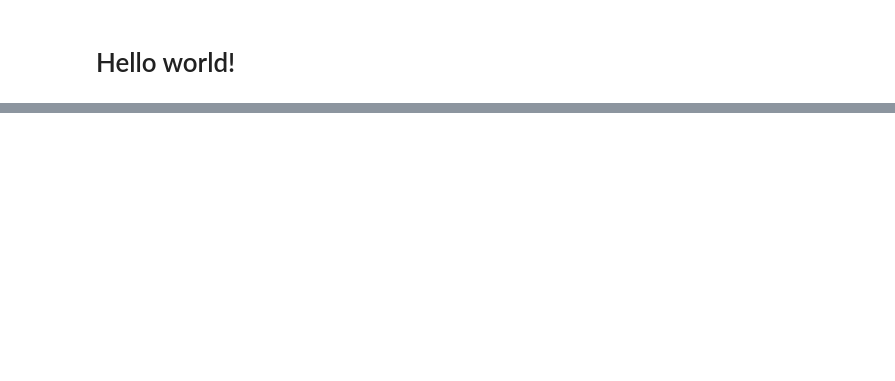
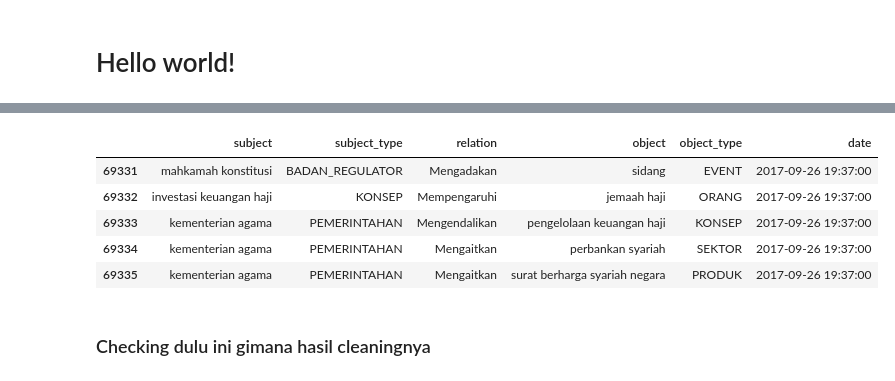
Before and after one commit to yaffawijaya/IndovestDKG-Codebase, a Jupyter notebook: data/preparation/notebooks/cleaning.ipynb, the cells around one changed output, grey strips where cells are left out. Cells and saved outputs as stored; diff of their text form; code cells hidden in the pictures; blank space fills up the shorter version.

```diff
--- a/data/preparation/notebooks/cleaning.ipynb
+++ b/data/preparation/notebooks/cleaning.ipynb
@@ -16,0 +1303,3 @@ force_drop = pd.read_csv(r"raw/IndovestDKG_FORCEDROP.csv")
+# %%
+df = pd.read_csv(r"raw/IndovestDKG_FULL.csv")
+df.head()
@@ -16,0 +1313,10 @@ force_drop = pd.read_csv(r"raw/IndovestDKG_FORCEDROP.csv")
+# %%
+# After loading your dataset
+inspector = PreprocessingInspector(df)
+inspection_results = inspector.run_full_inspection()
+
+# Access specific results
+entity_issues = inspector.inspection_results['entity_inconsistencies']
+object_issues = inspector.inspection_results['object_quality']
+relation_issues = inspector.inspection_results['relation_inconsistencies']
+recommendations = inspector.inspection_results['recommendations']
@@ -16,0 +1795,10 @@ force_drop = pd.read_csv(r"raw/IndovestDKG_FORCEDROP.csv")
+# %%
+# After basic inspection
+pattern_analyzer = DeepPatternAnalyzer(df)
+patterns = pattern_analyzer.run_full_pattern_analysis()
+
+# Access patterns for cleaning strategy
+entity_patterns = pattern_analyzer.patterns['entities']
+object_patterns = pattern_analyzer.patterns['objects']
+relation_patterns = pattern_analyzer.patterns['relations']
+cleaning_strategy = pattern_analyzer.patterns['strategy']
@@ -16,0 +2473,7 @@ force_drop = pd.read_csv(r"raw/IndovestDKG_FORCEDROP.csv")
+# %%
+# After pattern analysis
+cleaner = ComprehensiveCleaner(df, patterns)
+cleaned_df, cleaning_summary = cleaner.run_full_cleaning_pipeline()
+
+# Save cleaned dataset
+cleaned_df.to_csv(r'raw/experiments/IndovestDKG_CLEANED_HYBRID.csv', index=False)
@@ -16,0 +2521,9 @@ force_drop = pd.read_csv(r"raw/IndovestDKG_FORCEDROP.csv")
+# %%
+cleaned_df.tail()
+# %% [output]
+|  | subject | subject_type | relation | object | object_type | date |
+| 69331 | mahkamah konstitusi | BADAN_REGULATOR | Mengadakan | sidang | EVENT | 2017-09-26 19:37:00 |
+| 69332 | investasi keuangan haji | KONSEP | Mempengaruhi | jemaah haji | ORANG | 2017-09-26 19:37:00 |
+| 69333 | kementerian agama | PEMERINTAHAN | Mengendalikan | pengelolaan keuangan haji | KONSEP | 2017-09-26 19:37:00 |
+| 69334 | kementerian agama | PEMERINTAHAN | Mengaitkan | perbankan syariah | SEKTOR | 2017-09-26 19:37:00 |
+| 69335 | kementerian agama | PEMERINTAHAN | Mengaitkan | surat berharga syariah negara | PRODUK | 2017-09-26 19:37:00 |
@@ -16,0 +2532,2 @@ force_drop = pd.read_csv(r"raw/IndovestDKG_FORCEDROP.csv")
+# %% [markdown]
+### Checking dulu ini gimana hasil cleaningnya
```
Also changed, not shown: parts of 59 cells of this notebook, 5 other files.
